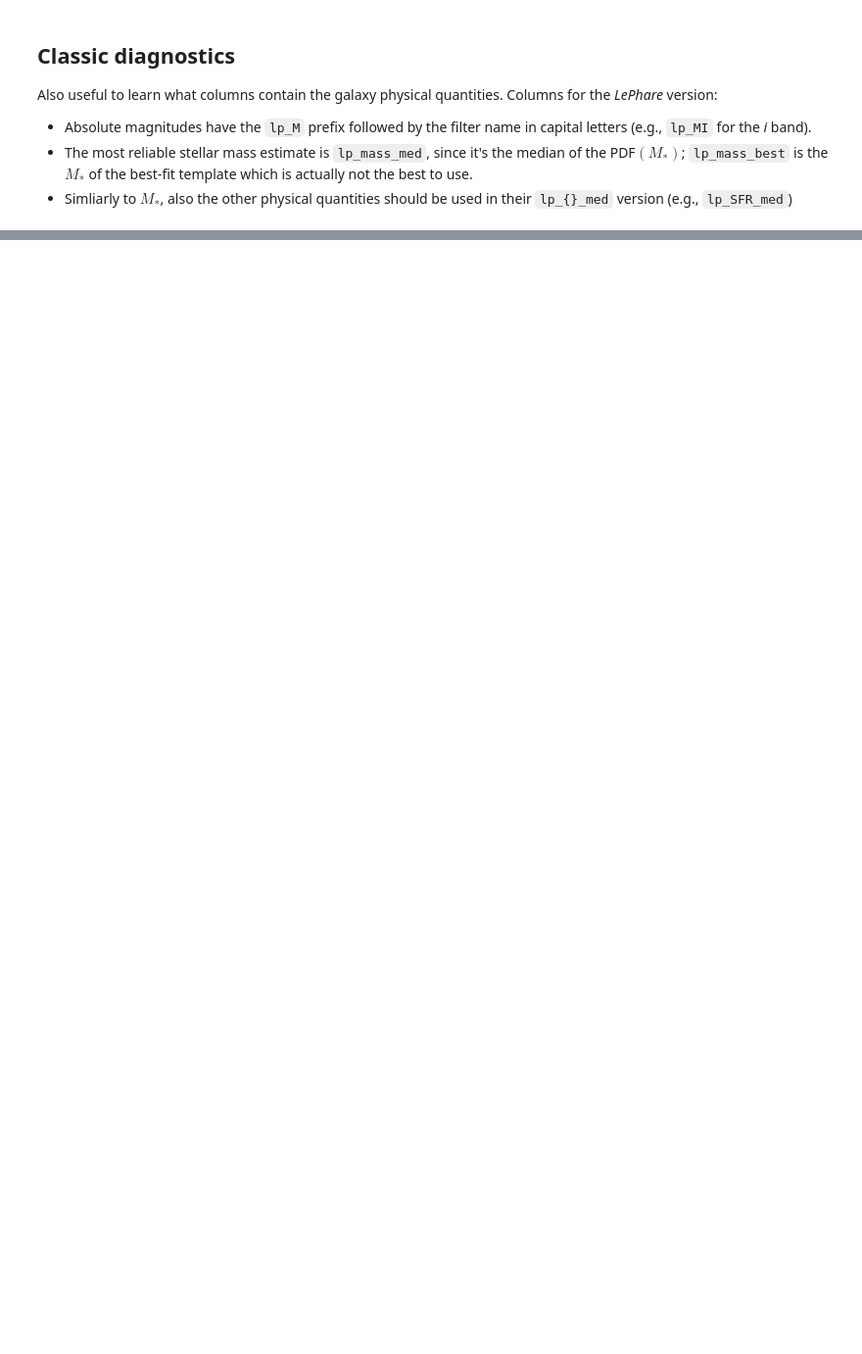
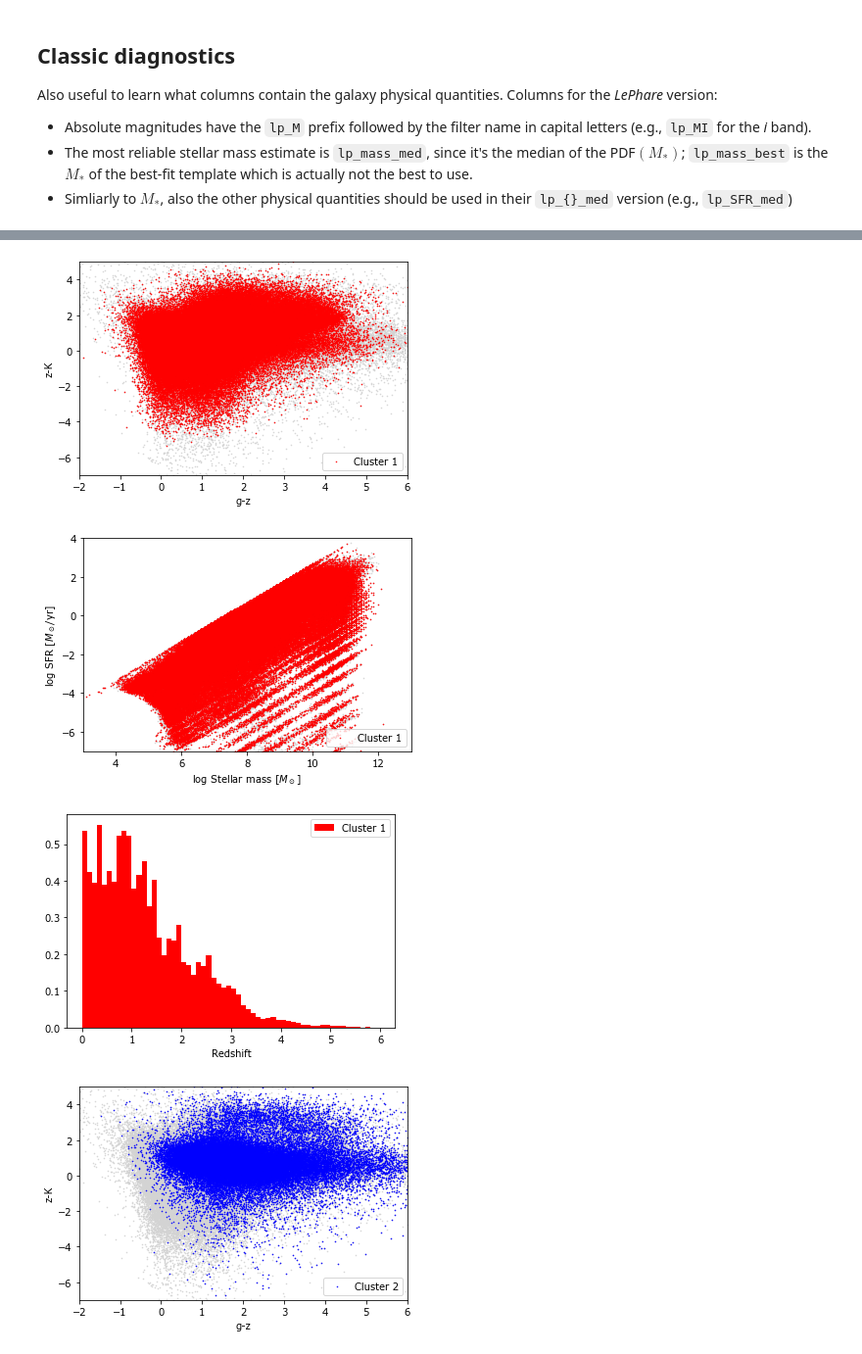
Before and after one commit to cosmic-dawn/cosmos2020-readcat, a Jupyter notebook: COSMOS2020_readcat.ipynb, the cells around one changed output, grey strips where cells are left out. Shown at 98% size. Drawn from its saved outputs; the diff is of its cells as text; code cells hidden in the pictures; blank space fills up the shorter version.

```diff
--- a/COSMOS2020_readcat.ipynb
+++ b/COSMOS2020_readcat.ipynb
@@ -553,0 +644,35 @@ plt.show()
+# %%
+# Inspect the properties of each individual cluster (color-color diagrams, Mstar vs SFR ...)
+
+# Add as many colors as components has your GMM
+colormap=['red','blue','green','purple']
+labelz=['Cluster 1','Cluster 2','Cluster 3','Cluster 4']
+for i in range(0,4):
+    sel = labels==i
+    catselec = cat2[sel]
+    Xselec= X.data[sel]
+    plt.scatter(X.data[:,10], X.data[:,29],color='lightgray',s=0.3)
+    plt.scatter(Xselec.data[:, 10], Xselec.data[:, 29],color=colormap[i], s=0.3,label=labelz[i]);
+    plt.xlabel('g-z')
+    plt.ylabel('z-K')
+    plt.legend(loc='lower right')
+    plt.xlim(-2,6)
+    plt.ylim(-7,5)
+    plt.show()
+    plt.scatter(cat2['lp_mass_med'],cat2['lp_SFR_med'],color='lightgray', s=0.3)
+    plt.scatter(catselec['lp_mass_med'],catselec['lp_SFR_med'],color=colormap[i], s=0.3,label=labelz[i])
+    plt.ylim(-7,4)
+    plt.xlim(3,13)
+    plt.legend(loc='lower right')
+    plt.ylabel('log SFR [$M_\odot$/yr]')
+    plt.xlabel('log Stellar mass [$M_\odot$]')
+    plt.show()
+    plt.hist(catselec['photoz'],range=[0,6],density=True,bins=60,color=colormap[i],label=labelz[i])# what does it mean that density is above 1?
+    plt.xlabel('Redshift')
+    plt.legend(loc='upper right')
+    plt.show()
+# %% [output]
+[figure, added]
+[figure, added]
+[figure, added]
+[figure, added]
```
Also changed, not shown: parts of 14 cells of this notebook.
